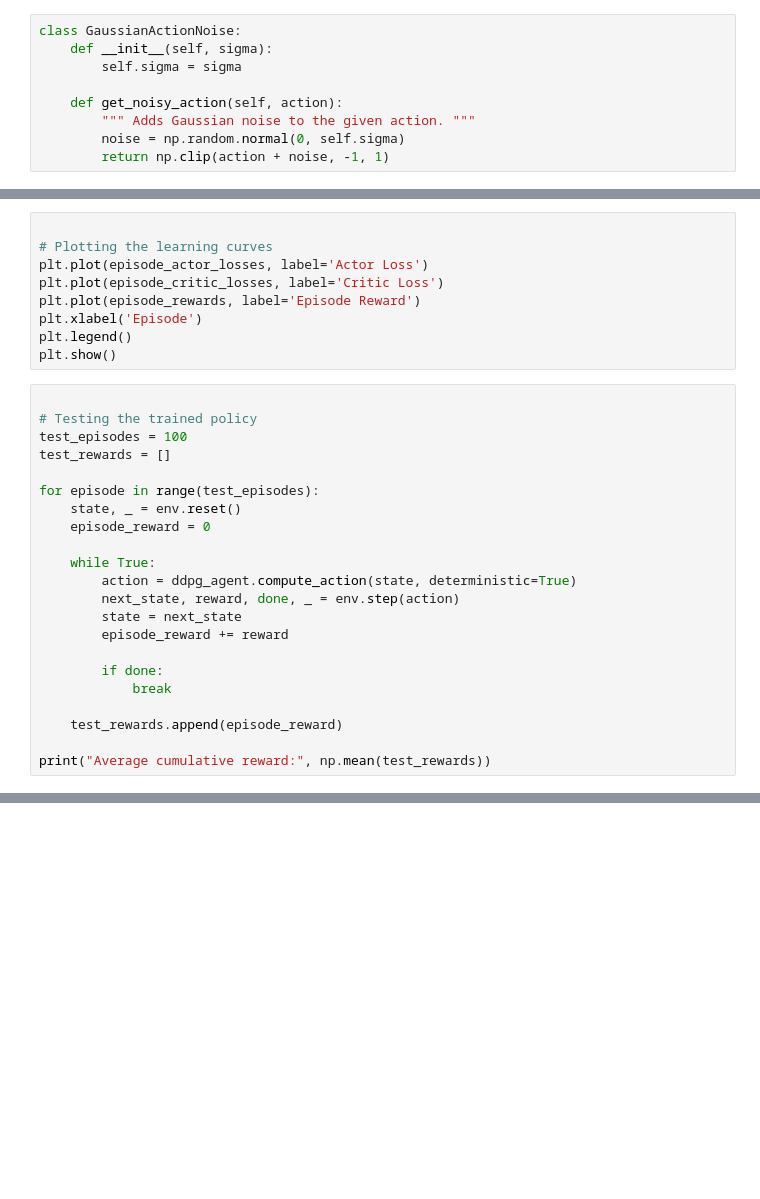
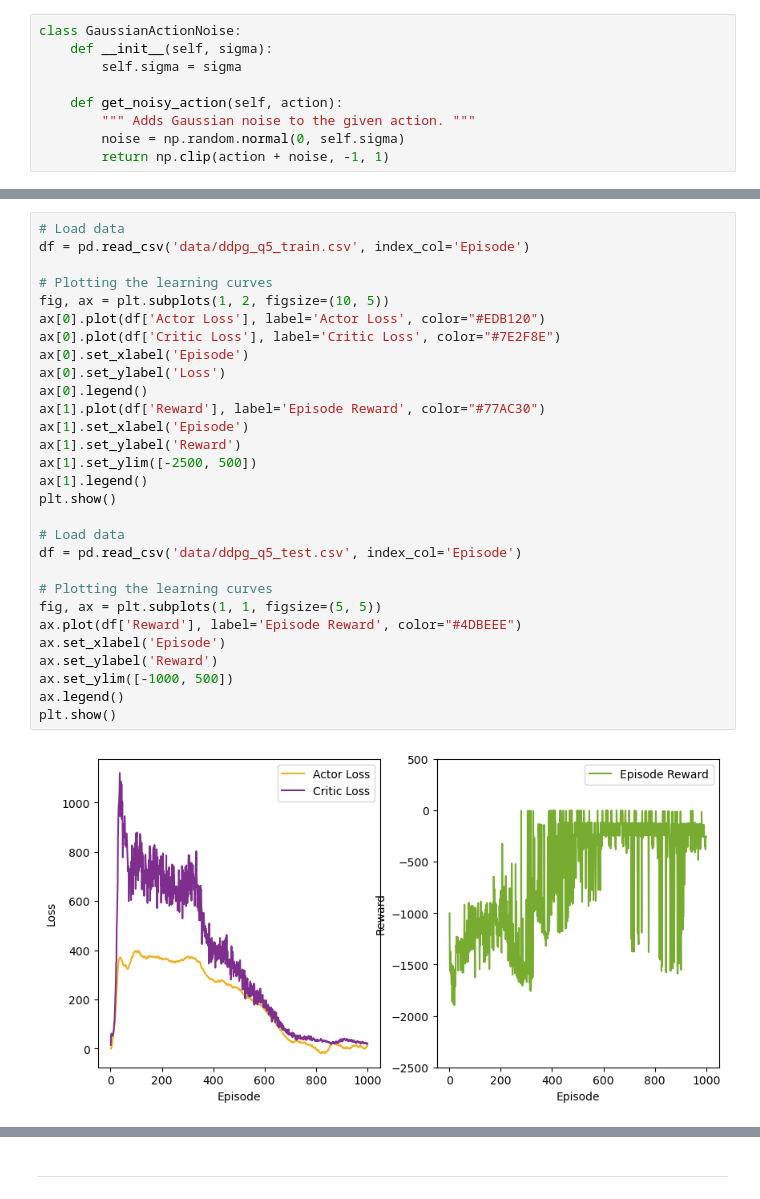
Before and after one commit to aristo6253/ANN-RL-DDPG, a Jupyter notebook: DDPG.ipynb, the cells around one changed output, grey strips where cells are left out. Cells and saved outputs as stored; diff of their text form; blank space fills up the shorter version.

Commit message:
Modif q5 and q6 done?

```diff
--- a/DDPG.ipynb
+++ b/DDPG.ipynb
@@ -549,31 +626,31 @@ RuntimeError: Tensors must have same number of dimensions: got 3 and 2
-# %%
-
-# Plotting the learning curves
-plt.plot(episode_actor_losses, label='Actor Loss')
-plt.plot(episode_critic_losses, label='Critic Loss')
-plt.plot(episode_rewards, label='Episode Reward')
-plt.xlabel('Episode')
-plt.legend()
-plt.show()
-# %%
-
-# Testing the trained policy
-test_episodes = 100
-test_rewards = []
-
-for episode in range(test_episodes):
-    state, _ = env.reset()
-    episode_reward = 0
-
-    while True:
-        action = ddpg_agent.compute_action(state, deterministic=True)
-        next_state, reward, done, _ = env.step(action)
-        state = next_state
-        episode_reward += reward
-
-        if done:
-            break
-
-    test_rewards.append(episode_reward)
-
-print("Average cumulative reward:", np.mean(test_rewards))
+# %%
+# Load data
+df = pd.read_csv('data/ddpg_q5_train.csv', index_col='Episode')
+
+# Plotting the learning curves
+fig, ax = plt.subplots(1, 2, figsize=(10, 5))
+ax[0].plot(df['Actor Loss'], label='Actor Loss', color="#EDB120")
+ax[0].plot(df['Critic Loss'], label='Critic Loss', color="#7E2F8E")
+ax[0].set_xlabel('Episode')
+ax[0].set_ylabel('Loss')
+ax[0].legend()
+ax[1].plot(df['Reward'], label='Episode Reward', color="#77AC30")
+ax[1].set_xlabel('Episode')
+ax[1].set_ylabel('Reward')
+ax[1].set_ylim([-2500, 500])
+ax[1].legend()
+plt.show()
+
+# Load data
+df = pd.read_csv('data/ddpg_q5_test.csv', index_col='Episode')
+
+# Plotting the learning curves
+fig, ax = plt.subplots(1, 1, figsize=(5, 5))
+ax.plot(df['Reward'], label='Episode Reward', color="#4DBEEE")
+ax.set_xlabel('Episode')
+ax.set_ylabel('Reward')
+ax.set_ylim([-1000, 500])
+ax.legend()
+plt.show()
+# %% [output]
+[figure, added]
@@ -579,0 +658,2 @@ print("Average cumulative reward:", np.mean(test_rewards))
+# %% [markdown]
+___
```
Also changed, not shown: parts of 16 cells of this notebook, 5 other files.
